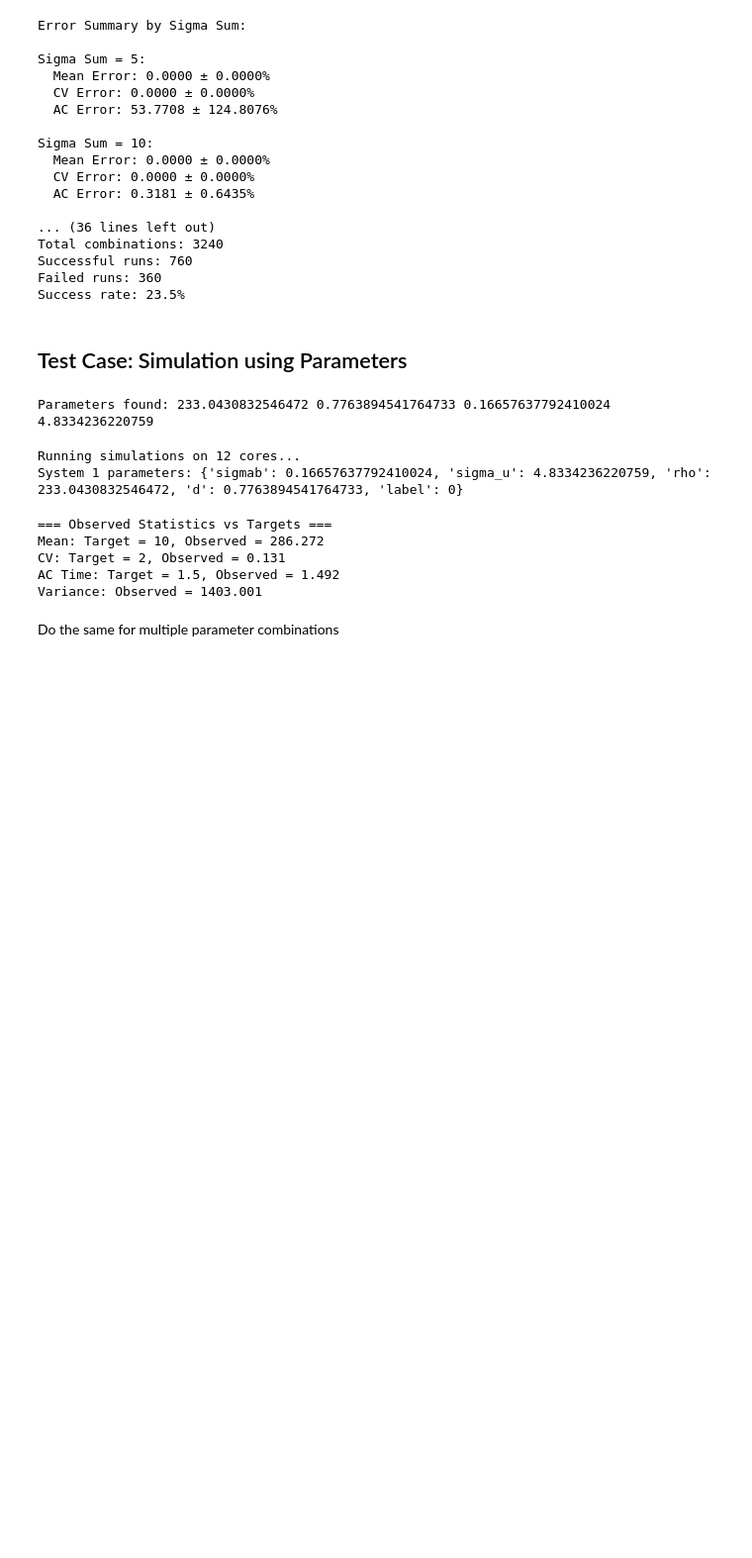
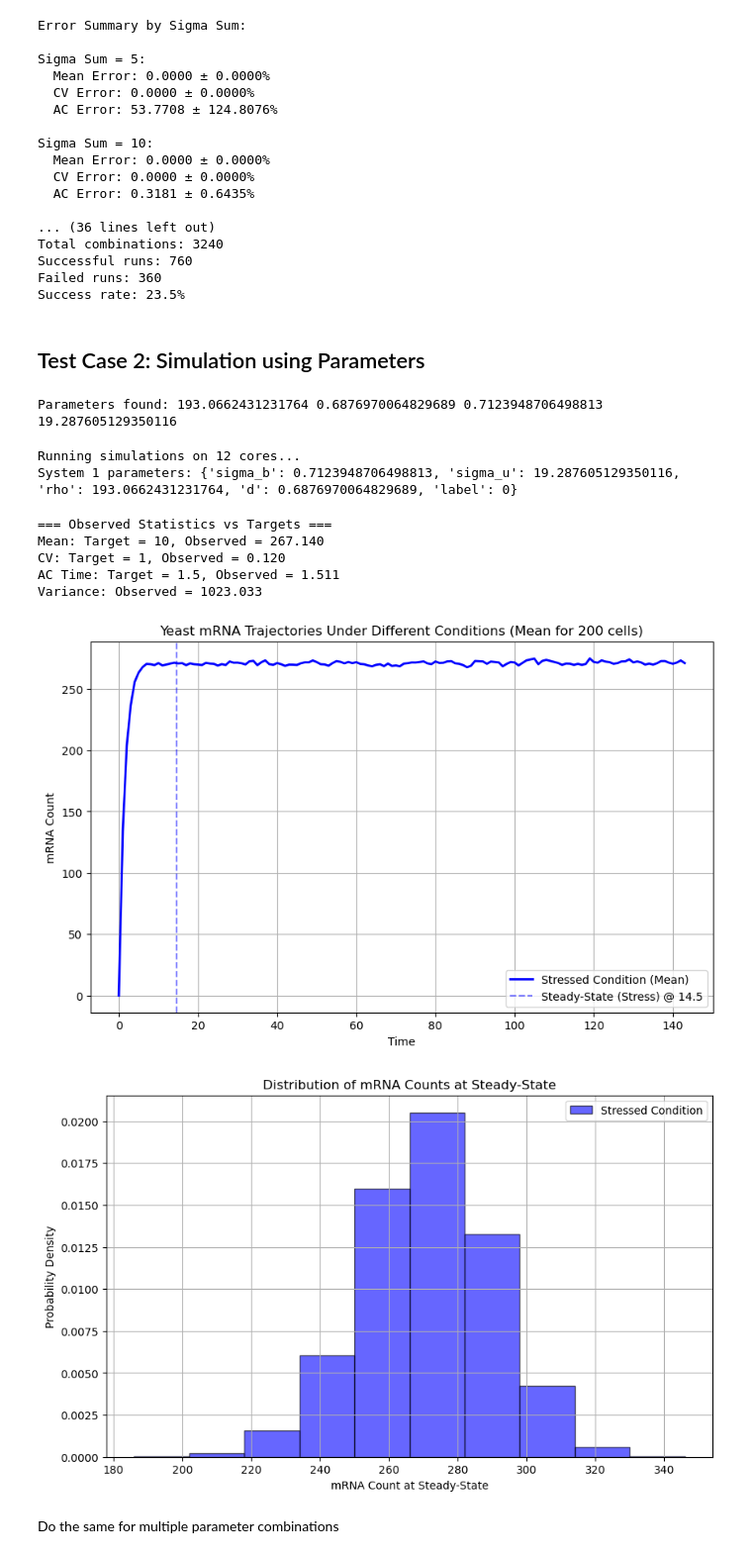
Before and after one commit to GrignardReagent/SSA, a Jupyter notebook: experiments/EXP-25-IY010/IY010_test_find_tilda.ipynb, the cells around one changed output. Shown at 99% size. Saved outputs shown, nothing was run; the diff lists cells and outputs as text; code cells hidden in the pictures; blank space fills up the shorter version.

Commit message:
added find_tilda_parameters() and test cases; which finds system parameters in a re-scaled space to reduce computational cost.

```diff
--- a/experiments/EXP-25-IY010/IY010_test_find_tilda.ipynb
+++ b/experiments/EXP-25-IY010/IY010_test_find_tilda.ipynb
@@ -228,17 +228,16 @@ Successful runs: 760
 Failed runs: 360
 Success rate: 23.5%
 # %% [markdown]
-## Test Case: Simulation using Parameters
+## Test Case 2: Simulation using Parameters
 # %%
 from simulation.simulate_telegraph_model import simulate_one_telegraph_model_system
 import pandas as pd
 import numpy as np
 
-# mu=10, t_ac=2, cv=5, sigma_sum=5
 mu_target = 10
 t_ac_target = 1.5
-cv_target = 2
-sigma_sum = 5
+cv_target = 1
+sigma_sum = 20
 
 # get the parameters using the scaled equations
 rho,  d, sigma_b, sigma_u = find_tilda_parameters(sigma_sum, mu_target, t_ac_target, cv_target)
@@ -255,9 +254,9 @@ time_points = np.arange(0, 144.0, 1.0)
 size = 200
 df_results = simulate_one_telegraph_model_system(parameter_set, time_points, size)
 # %% [output]
-Parameters found: 233.0430832546472 0.7763894541764733 0.16657637792410024 4.8334236220759
+Parameters found: 193.0662431231764 0.6876970064829689 0.7123948706498813 19.287605129350116
 Running simulations on 12 cores...
-System 1 parameters: {'sigmab': 0.16657637792410024, 'sigma_u': 4.8334236220759, 'rho': 233.0430832546472, 'd': 0.7763894541764733, 'label': 0}
+System 1 parameters: {'sigma_b': 0.7123948706498813, 'sigma_u': 19.287605129350116, 'rho': 193.0662431231764, 'd': 0.6876970064829689, 'label': 0}
 # %%
 # check the specified stats
 from stats.mean import calculate_mean
@@ -292,10 +291,18 @@ print(f"AC Time: Target = {t_ac_target}, Observed = {ac_time_observed:.3f}")
 print(f"Variance: Observed = {variance_observed:.3f}")
 # %% [output]
 === Observed Statistics vs Targets ===
-Mean: Target = 10, Observed = 286.272
-CV: Target = 2, Observed = 0.131
-AC Time: Target = 1.5, Observed = 1.492
-Variance: Observed = 1403.001
+Mean: Target = 10, Observed = 267.140
+CV: Target = 1, Observed = 0.120
+AC Time: Target = 1.5, Observed = 1.511
+Variance: Observed = 1023.033
+# %%
+from visualisation.plots import plot_mRNA_dist, plot_mRNA_trajectory
+# Plots
+plot_mRNA_trajectory(parameter_set, time_points, trajectories)
+plot_mRNA_dist(parameter_set, trajectories)
+# %% [output]
+[figure, added]
+[figure, added]
 # %% [markdown]
 Do the same for multiple parameter combinations
 # %%
```
Also changed, not shown: parts of 2 cells of this notebook, 2 other files.
